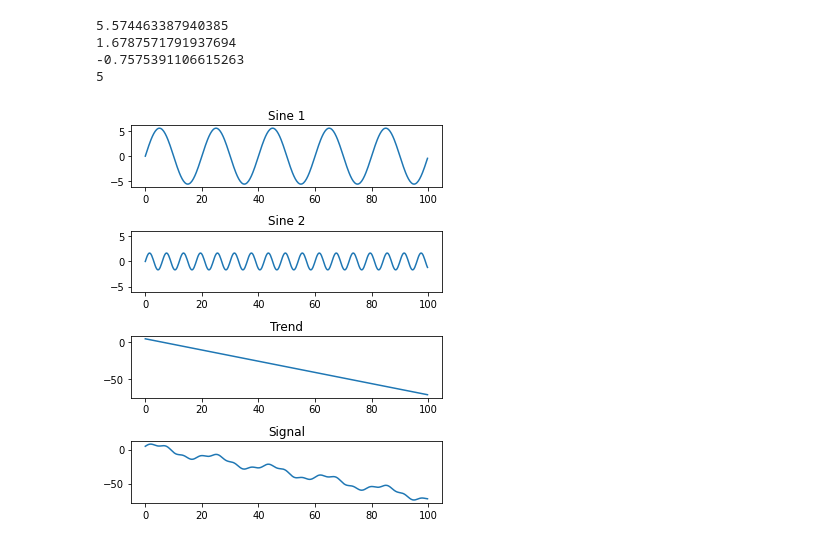
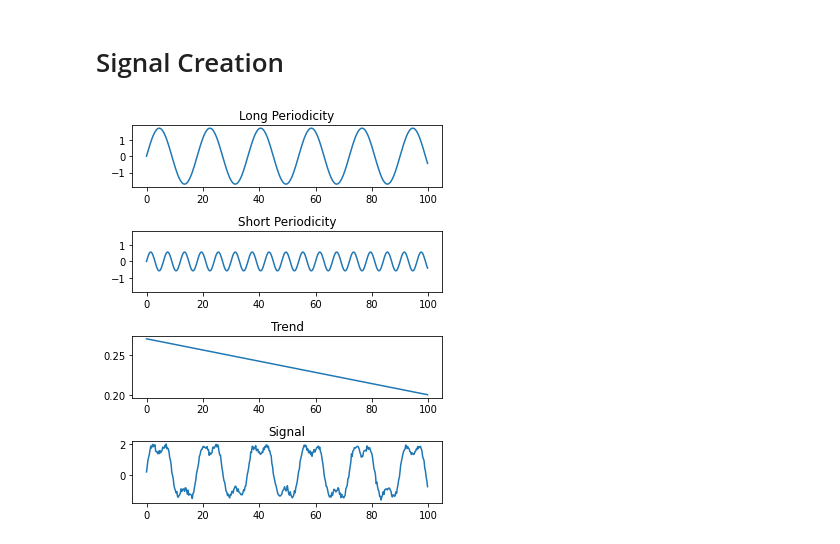
Before and after one commit to pprestridge/TCN_Literature, a Jupyter notebook: TCN Abnormality Detection.ipynb, the cells around one changed output. Saved outputs shown, nothing was run; the diff lists cells and outputs as text; code cells hidden in the pictures.

```diff
--- a/TCN Abnormality Detection.ipynb
+++ b/TCN Abnormality Detection.ipynb
@@ -12,3 +22,5 @@ The goal of this notebook is to explore abnormality detection with a Temporal Co
+# %% [markdown]
+# Signal Creation
 # %%
 class SequenceGenerator():
     """
@@ -19,21 +31,28 @@ class SequenceGenerator():
     def  __init__(self):
 
         #Define signal parameters
-        self.sin1 = abs(np.random.randn()) + np.random.randint(low=5, high=10)
-        self.sin2 = abs(np.random.randn()) + np.random.randint(low=1, high=3)
-        self.trend = np.random.randn()/2
-        self.offset = np.random.randint(low=0, high=30)
+        self.sin1 = abs(np.random.randn()) + np.random.randint(low=1, high=2)
+        self.sin2 = abs(np.random.randn()) + np.random.randint(low=0, high=1)
+        self.trend = np.random.randn()/1000
+        self.offset = (np.random.randn())
+        self.sigma = .1
 
     #Generate a single sequence of data
-    def generator(self):
+    def generator(self, time=1000):
 
         #Generate time data
+        t = np.arange(0, time, .01)
 
         #Calculate signal and trend values
+        sin1 = self.sin1 * np.sin(np.pi / 9 * t)
+        sin2 = self.sin2 * np.sin(np.pi / 3 * t)
+        trend = (self.trend * t) + self.offset
+        noise = np.random.normal(0, self.sigma, len(t))
 
         #Combine signals and noise to create a sequence
+        signal = sin1 + sin2 + trend + noise
 
-        pass
+        return signal
 
     #Generate an abnormal sequence and mark the start and stop point
     def abnormality(self):
@@ -43,14 +62,7 @@ class SequenceGenerator():
         #Select a random interval to intervene and add an abnormality
 
         #Generate abnormality in its place
-        pass
 
-
-
-    #Generate a train set
-    def train_set(self, NUMBER):
-
-        #Run generator NUMBER times and return signal
         pass
 
     #Visualize the trends, seasonality, and noise
@@ -60,43 +72,38 @@ class SequenceGenerator():
         t = np.arange(0, 100, 0.25)
 
         #plot sin1
         plt.figure(1, figsize=(5,6))
         ax1 = plt.subplot(411)
-        sin1 = self.sin1 * np.sin(np.pi / 10 * t)
+        sin1 = self.sin1 * np.sin(np.pi / 9 * t)
         plt.plot(t,sin1)
-        plt.title("Sine 1")
+        plt.title("Long Periodicity")
 
         #plot sin2
         ax2 = plt.subplot(412, sharex=ax1, sharey=ax1)
         sin2 = self.sin2 * np.sin(np.pi / 3 * t)
         plt.plot(t, sin2)
-        plt.title("Sine 2")
+        plt.title("Short Periodicity")
 
         #plot trend
         ax3 = plt.subplot(413, sharex=ax1)
         trend = (self.trend * t) + self.offset
         plt.plot(t, trend)
         plt.title("Trend")
 
+        #Add Guassian Noise
+        noise = np.random.normal(0, self.sigma, len(t))
+
         #plot all
         ax4 = plt.subplot(414, sharex=ax1)
-        signal = sin1 + sin2 + trend
+        signal = sin1 + sin2 + trend + noise
         plt.plot(t, signal)
         plt.title("Signal")
         plt.tight_layout()
         pass
 
 
 SequenceGenerator = SequenceGenerator()
-print(SequenceGenerator.sin1)
-print(SequenceGenerator.sin2)
-print(SequenceGenerator.trend)
-print(SequenceGenerator.offset)
 
 SequenceGenerator.visualize()
 # %% [output]
-5.574463387940385
-1.6787571791937694
--0.7575391106615263
-5
-[figure, old version]
+[figure, new version]
```
Also changed, not shown: parts of 15 cells of this notebook.
